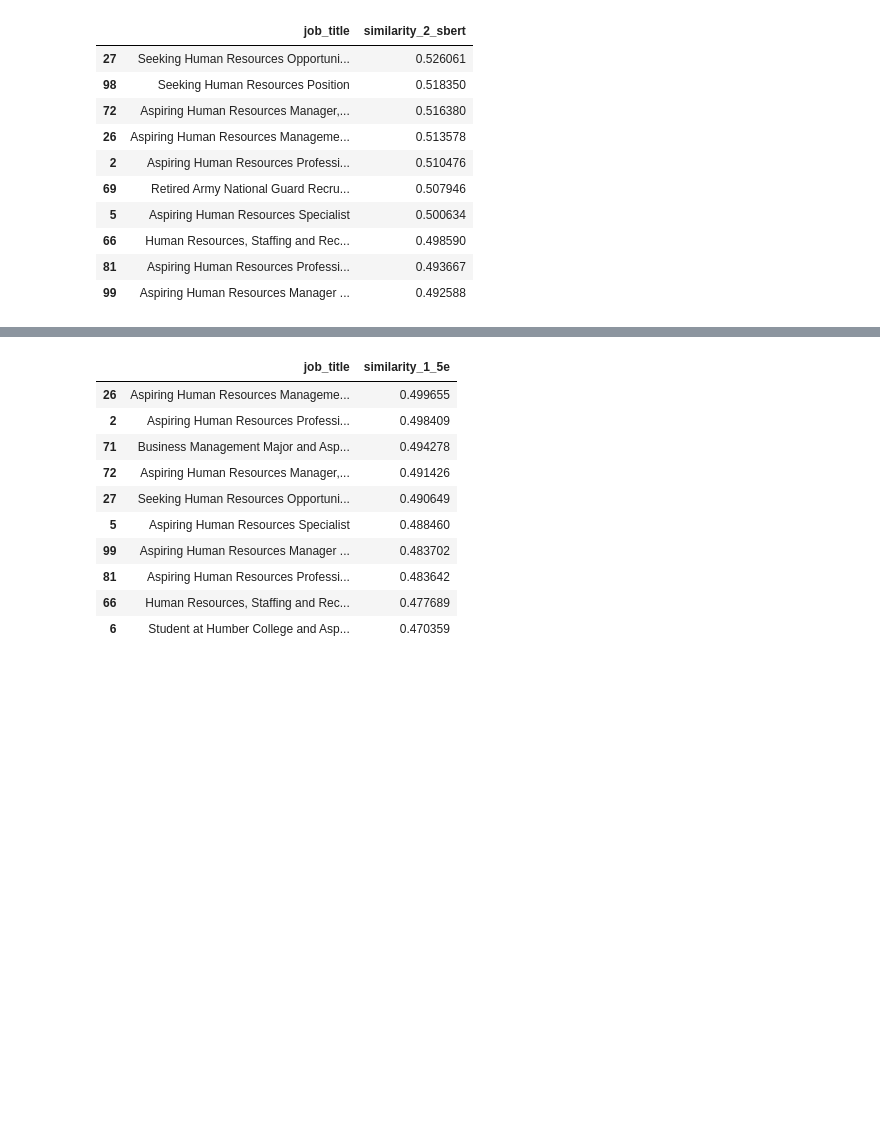
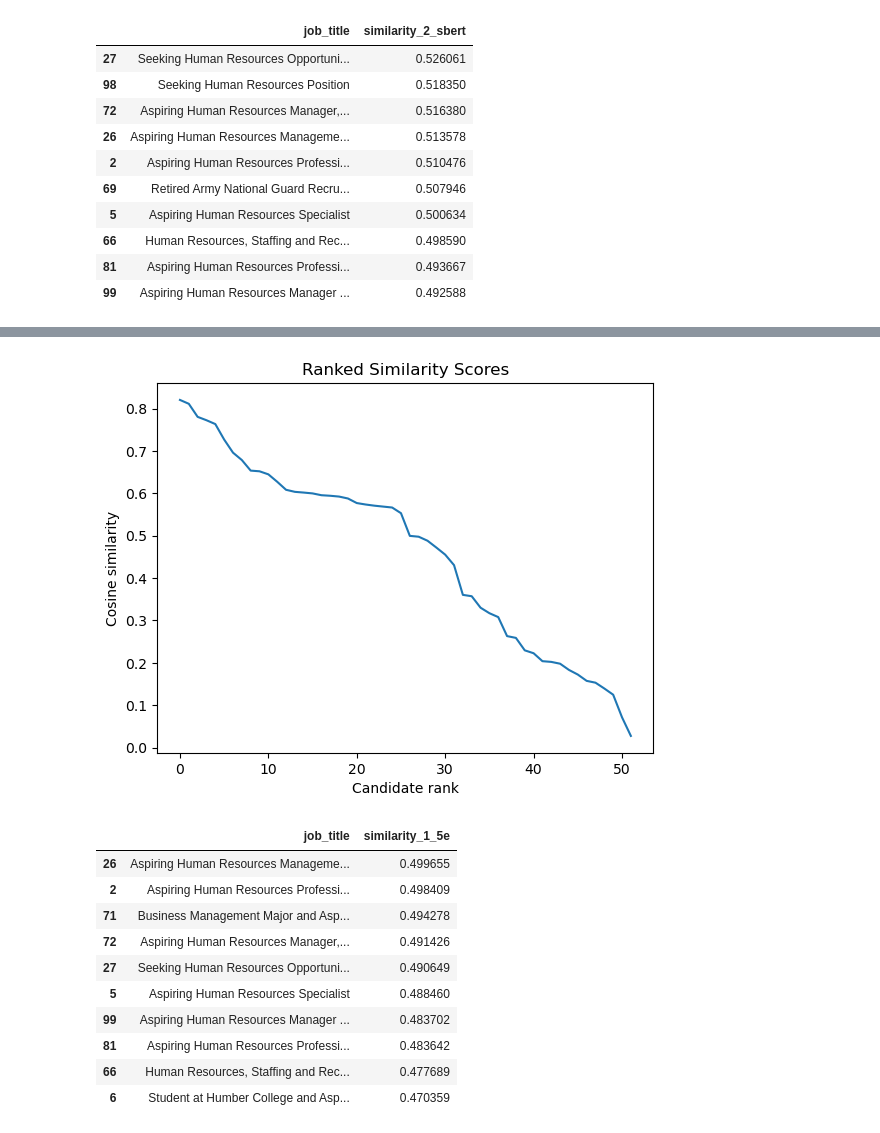
Before and after one commit to safwt-data/QwnYr0x6YtL8f4mY, a Jupyter notebook: notebooks/notebook_1.ipynb, the cells around one changed output, grey strips where cells are left out. Drawn from its saved outputs; the diff is of its cells as text; code cells hidden in the pictures; blank space fills up the shorter version.

```diff
--- a/notebooks/notebook_1.ipynb
+++ b/notebooks/notebook_1.ipynb
@@ -534,3 +545,20 @@ df[df["similarity_2_sbert"]>0.4][["job_title", "similarity_2_sbert"]].sort_value
+# %%
+def similarity_elbow(var):
+    scores = (
+        df[var]
+        .sort_values(ascending=False)
+        .reset_index(drop=True)
+    )
+
+    plt.plot(scores)
+    plt.xlabel("Candidate rank")
+    plt.ylabel("Cosine similarity")
+    plt.title("Ranked Similarity Scores")
+    plt.show()
+# %%
+similarity_elbow("similarity_1_sbert")
+# %% [output]
+[figure, added]
 # %%
 tokenizer = AutoTokenizer.from_pretrained(
     "intfloat/e5-small-v2"
```
Also changed, not shown: parts of 2 cells of this notebook.
